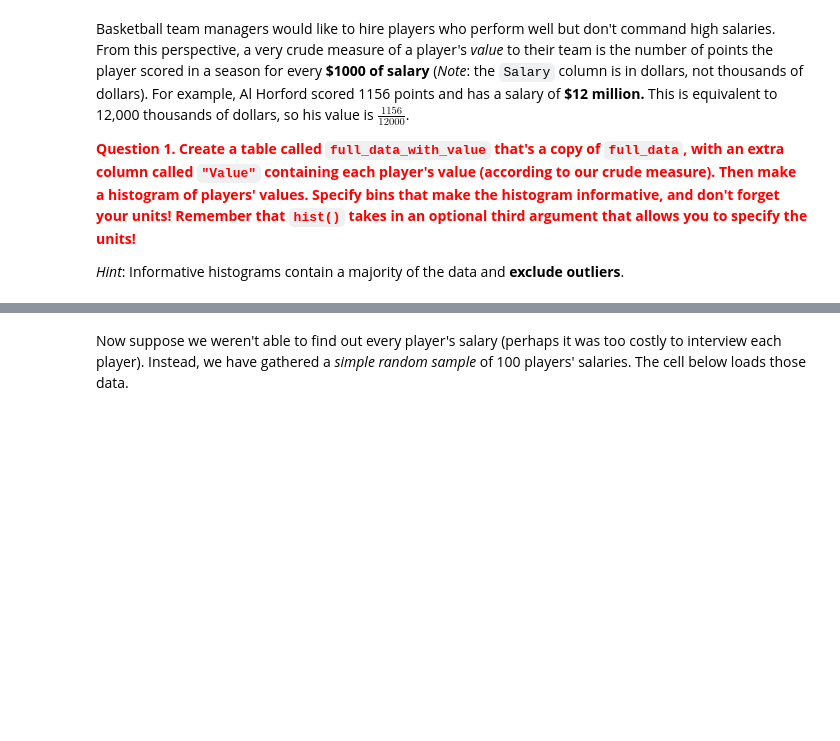
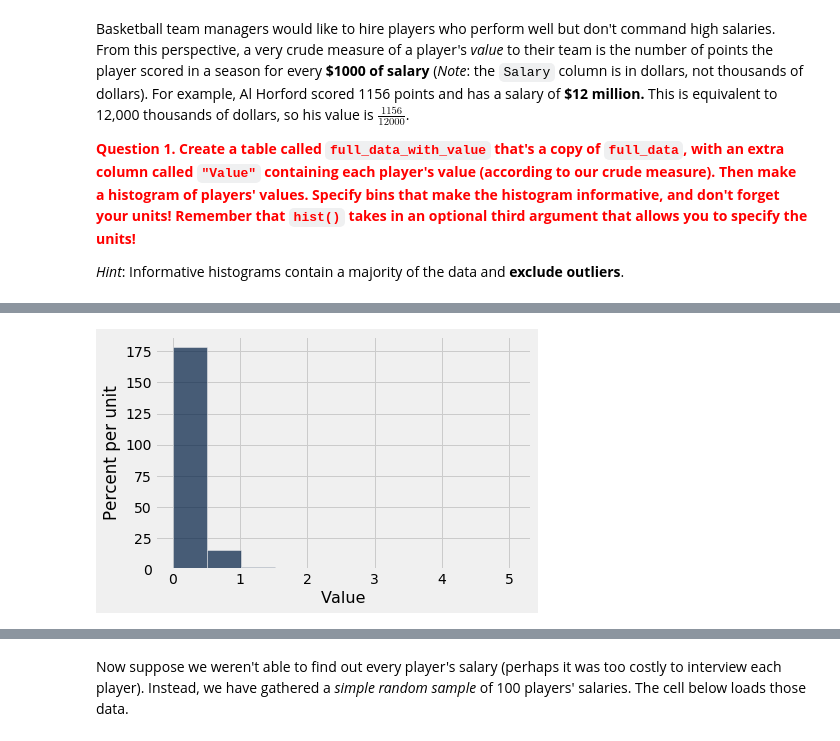
Before and after one commit to kimbrianj/bsos233-sp20, a Jupyter notebook: labs/lab5/lab5.ipynb, the cells around one changed output, grey strips where cells are left out. Saved outputs shown, nothing was run; the diff lists cells and outputs as text; code cells hidden in the pictures; blank space fills up the shorter version.

```diff
--- a/labs/lab5/lab5.ipynb
+++ b/labs/lab5/lab5.ipynb
@@ -44,0 +68,8 @@ Basketball team managers would like to hire players who perform well but don't c
+# %%
+def calculate_value(points, salary):
+    return points/salary * 1000
+# %%
+value2 = full_data.apply(calculate_value, 'Points','Salary')
+# %%
+full_data_with_value = full_data.with_columns('Value', value2)
+full_data_with_value.show(5)
@@ -45,3 +84,4 @@ Basketball team managers would like to hire players who perform well but don't c
 # %%
-full_data_with_value = ...
-...
+full_data_with_value.hist('Value')
+# %% [output]
+[figure, added]
```
Also changed, not shown: parts of 24 cells of this notebook.
